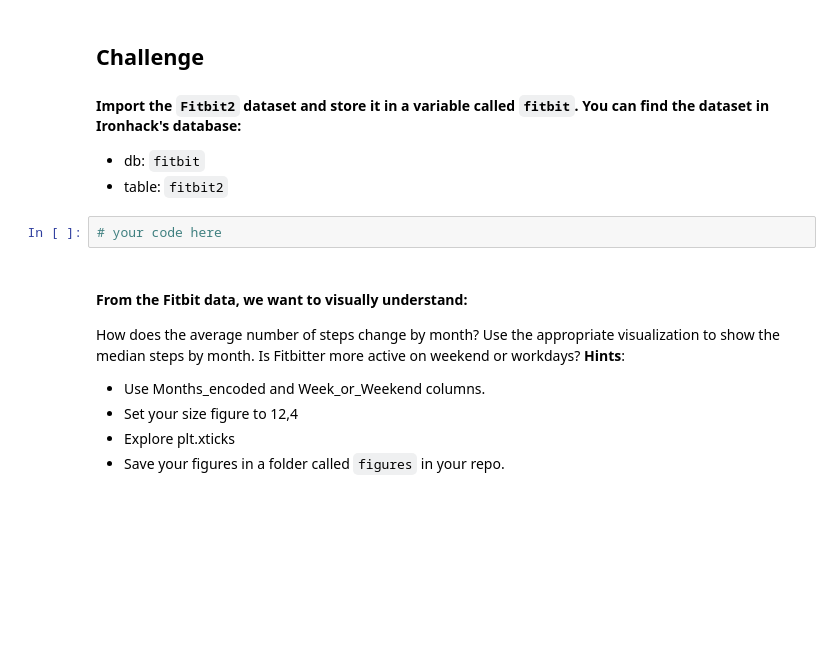
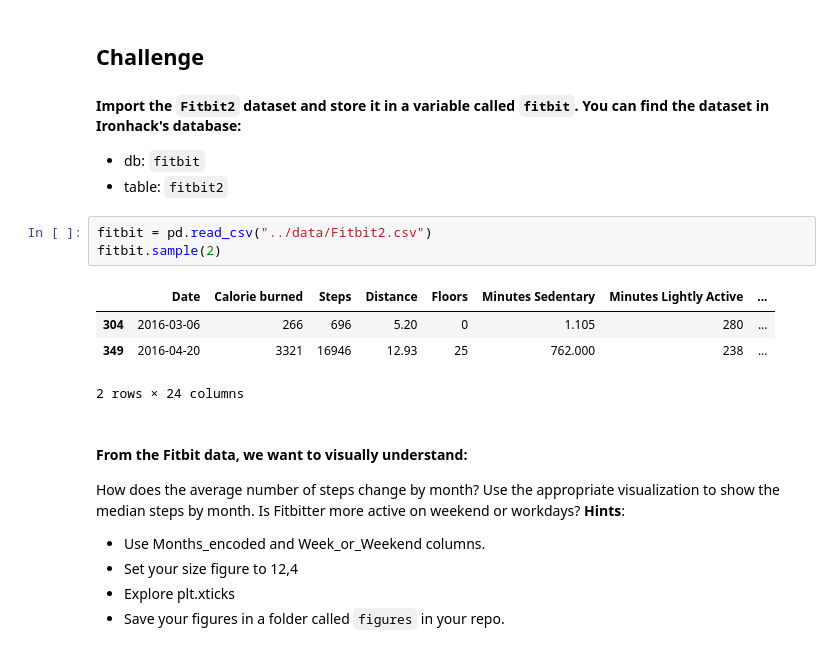
Before and after one commit to perikoloso/lab-matplotlib-seaborn, a Jupyter notebook: your-code/challenge-1.ipynb, the cells around one changed output. Cells and saved outputs as stored; diff of their text form; blank space fills up the shorter version.

```diff
--- a/your-code/challenge-1.ipynb
+++ b/your-code/challenge-1.ipynb
@@ -14,8 +16,14 @@ import seaborn as sns
 #### Import the `Fitbit2` dataset and store it in a variable called `fitbit`. You can find the dataset in Ironhack's database:
 * db: `fitbit`
 * table: `fitbit2`
-# %%
-# your code here
+# %%
+fitbit = pd.read_csv("../data/Fitbit2.csv")
+fitbit.sample(2)
+# %% [output]
+|  | Date | Calorie burned | Steps | Distance | Floors | Minutes Sedentary | Minutes Lightly Active | ... |
+| 304 | 2016-03-06 | 266 | 696 | 5.20 | 0 | 1.105 | 280 | ... |
+| 349 | 2016-04-20 | 3321 | 16946 | 12.93 | 25 | 762.000 | 238 | ... |
+2 rows × 24 columns
 # %% [markdown]
 #### From the Fitbit data, we want to visually understand:
 
```
Also changed, not shown: parts of 6 cells of this notebook, 1 other file.
